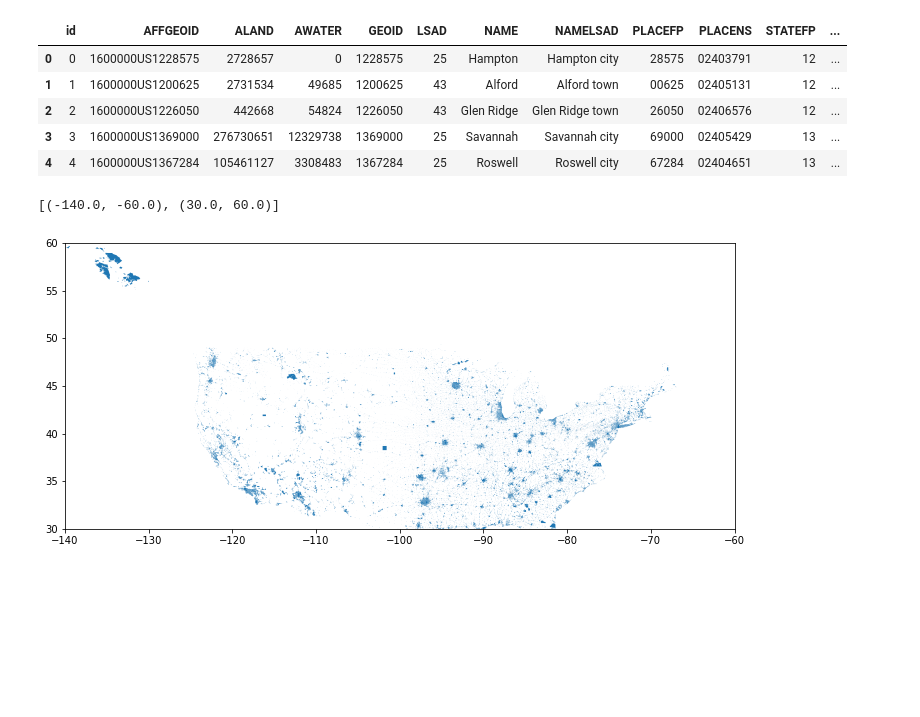
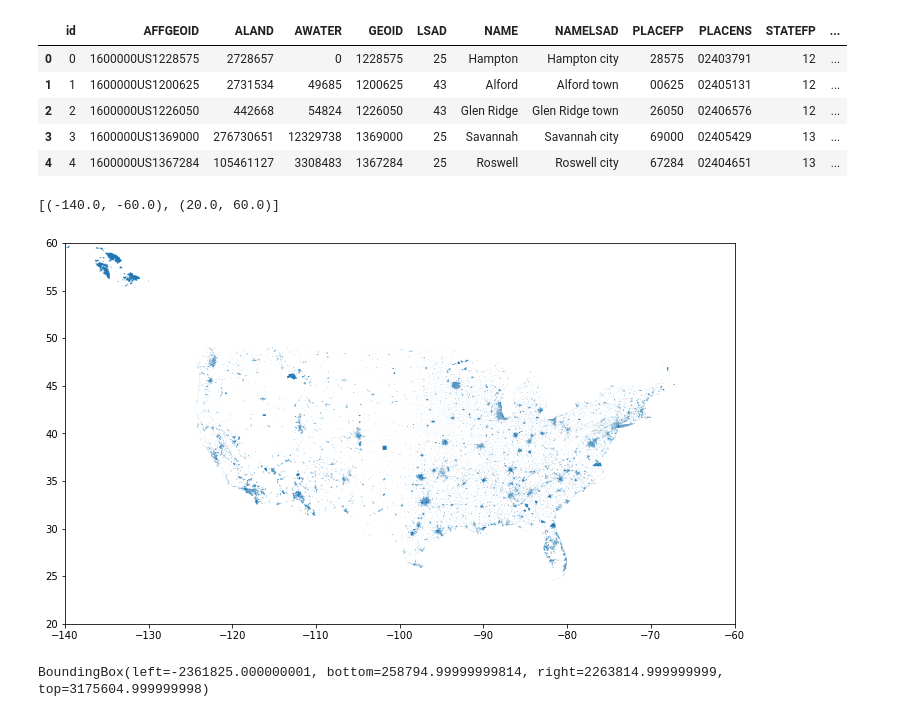
Before and after one commit to zac-stanley/us-communities-fire, a Jupyter notebook: notebooks/zs_data_exploration.ipynb, the cells around one changed output. Drawn from its saved outputs; the diff is of its cells as text; code cells hidden in the pictures; blank space fills up the shorter version.

```diff
--- a/notebooks/zs_data_exploration.ipynb
+++ b/notebooks/zs_data_exploration.ipynb
@@ -68,7 +74,7 @@ cdps.head()
 # %%
 # basic plot of the data
 ax = cdps.plot(figsize=(12,12));
-ax.set(xlim=(-140,-60), ylim=(30, 60)) # scale the figure with axes values
+ax.set(xlim=(-140,-60), ylim=(20, 60)) # scale the figure with axes values
 # %% [output]
-[(-140.0, -60.0), (30.0, 60.0)]
+[(-140.0, -60.0), (20.0, 60.0)]
-[figure, old version]
+[figure, new version]
@@ -74,0 +84,5 @@ ax.set(xlim=(-140,-60), ylim=(30, 60)) # scale the figure with axes values
+# %%
+# get bounds
+whp.bounds
+# %% [output]
+BoundingBox(left=-2361825.000000001, bottom=258794.99999999814, right=2263814.999999999, top=3175604.999999998)
```
Also changed, not shown: parts of 8 cells of this notebook, 8 other files.
